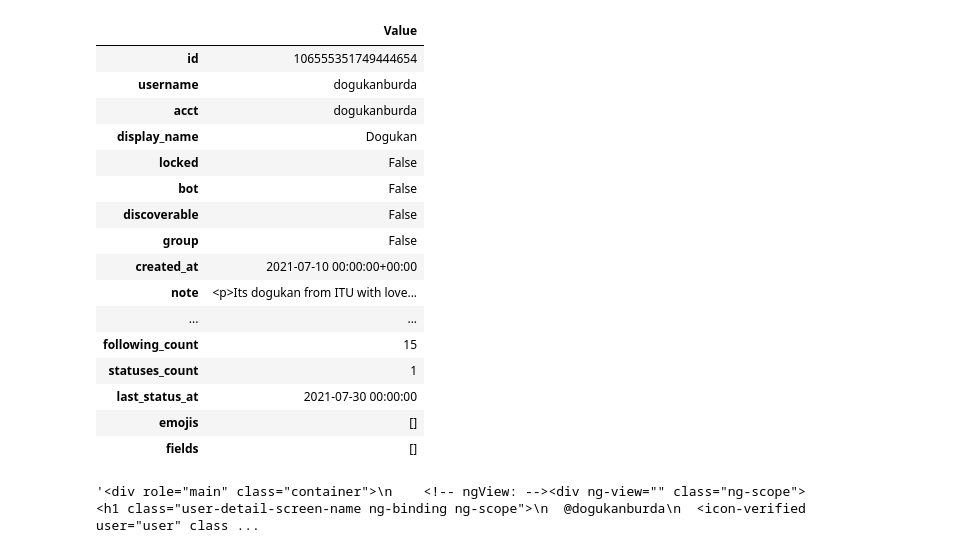
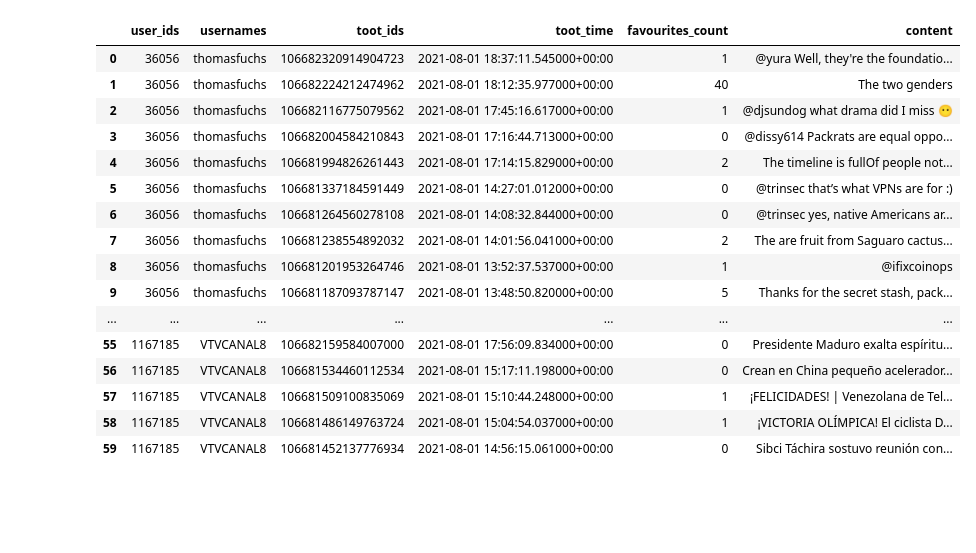
Before and after one commit to Jeren-A/Developing-interfaces-for-social-network-experiments, a Jupyter notebook: sandbox.ipynb, the cells around one changed output. Cells and saved outputs as stored; diff of their text form; code cells hidden in the pictures; blank space fills up the shorter version.

Commit message:
environment for experimentation with mastodon api

```diff
--- a/sandbox.ipynb
+++ b/sandbox.ipynb
@@ -11,5 +0,0 @@ mastodon.instance()
-# %%
-class Pure(Mastodon):
-    def __init__(self):
-        Mastodon.__init__(self,access_token = 'secrets/usercred.secret',
-                          api_base_url = 'https://mastodon.social')
@@ -101,5 +199,4 @@ class Pure(Mastodon):
 # %%
-pure = Pure()
 pure.instance()
 # %% [output]
 {'uri': 'mastodon.social',
@@ -193,22 +218,0 @@ pure.account_verify_credentials()
-# %%
-acc_dict = pure.account(106555351749444654)
-df = pd.DataFrame(acc_dict.values(),index=acc_dict.keys(),columns=['Value'])
-df
-# %% [output]
-|  | Value |
-| id | 106555351749444654 |
-| username | dogukanburda |
-| acct | dogukanburda |
-| display_name | Dogukan |
-| locked | False |
-| bot | False |
-| discoverable | False |
-| group | False |
-| created_at | 2021-07-10 00:00:00+00:00 |
-| note | <p>Its dogukan from ITU with love... |
-| ... | ... |
-| following_count | 15 |
-| statuses_count | 1 |
-| last_status_at | 2021-07-30 00:00:00 |
-| emojis | [] |
-| fields | [] |
@@ -251,4 +219,22 @@ div_string = """<div role="main" class="container">
-# %%
-div_string
-# %% [output]
-'<div role="main" class="container">\n    <!-- ngView: --><div ng-view="" class="ng-scope"><h1 class="user-detail-screen-name ng-binding ng-scope">\n  @dogukanburda\n  <icon-verified user="user" class ...
+# %%
+pure.get_timeline_users()
+df = pure.create_df()
+df
+# %% [output]
+|  | user_ids | usernames | toot_ids | toot_time | favourites_count | content |
+| 0 | 36056 | thomasfuchs | 106682320914904723 | 2021-08-01 18:37:11.545000+00:00 | 1 | @yura Well, they're the foundatio... |
+| 1 | 36056 | thomasfuchs | 106682224212474962 | 2021-08-01 18:12:35.977000+00:00 | 40 | The two genders |
+| 2 | 36056 | thomasfuchs | 106682116775079562 | 2021-08-01 17:45:16.617000+00:00 | 1 | @djsundog what drama did I miss 😶 |
+| 3 | 36056 | thomasfuchs | 106682004584210843 | 2021-08-01 17:16:44.713000+00:00 | 0 | @dissy614 Packrats are equal oppo... |
+| 4 | 36056 | thomasfuchs | 106681994826261443 | 2021-08-01 17:14:15.829000+00:00 | 2 | The timeline is fullOf people not... |
+| 5 | 36056 | thomasfuchs | 106681337184591449 | 2021-08-01 14:27:01.012000+00:00 | 0 | @trinsec that’s what VPNs are for :) |
+| 6 | 36056 | thomasfuchs | 106681264560278108 | 2021-08-01 14:08:32.844000+00:00 | 0 | @trinsec yes, native Americans ar... |
+| 7 | 36056 | thomasfuchs | 106681238554892032 | 2021-08-01 14:01:56.041000+00:00 | 2 | The are fruit from Saguaro cactus... |
+| 8 | 36056 | thomasfuchs | 106681201953264746 | 2021-08-01 13:52:37.537000+00:00 | 1 | @ifixcoinops |
+| 9 | 36056 | thomasfuchs | 106681187093787147 | 2021-08-01 13:48:50.820000+00:00 | 5 | Thanks for the secret stash, pack... |
+| ... | ... | ... | ... | ... | ... | ... |
+| 55 | 1167185 | VTVCANAL8 | 106682159584007000 | 2021-08-01 17:56:09.834000+00:00 | 0 | Presidente Maduro exalta espíritu... |
+| 56 | 1167185 | VTVCANAL8 | 106681534460112534 | 2021-08-01 15:17:11.198000+00:00 | 0 | Crean en China pequeño acelerador... |
+| 57 | 1167185 | VTVCANAL8 | 106681509100835069 | 2021-08-01 15:10:44.248000+00:00 | 1 | ¡FELICIDADES! | Venezolana de Tel... |
+| 58 | 1167185 | VTVCANAL8 | 106681486149763724 | 2021-08-01 15:04:54.037000+00:00 | 1 | ¡VICTORIA OLÍMPICA! El ciclista D... |
+| 59 | 1167185 | VTVCANAL8 | 106681452137776934 | 2021-08-01 14:56:15.061000+00:00 | 0 | Sibci Táchira sostuvo reunión con... |
```
Also changed, not shown: parts of 13 cells of this notebook.
